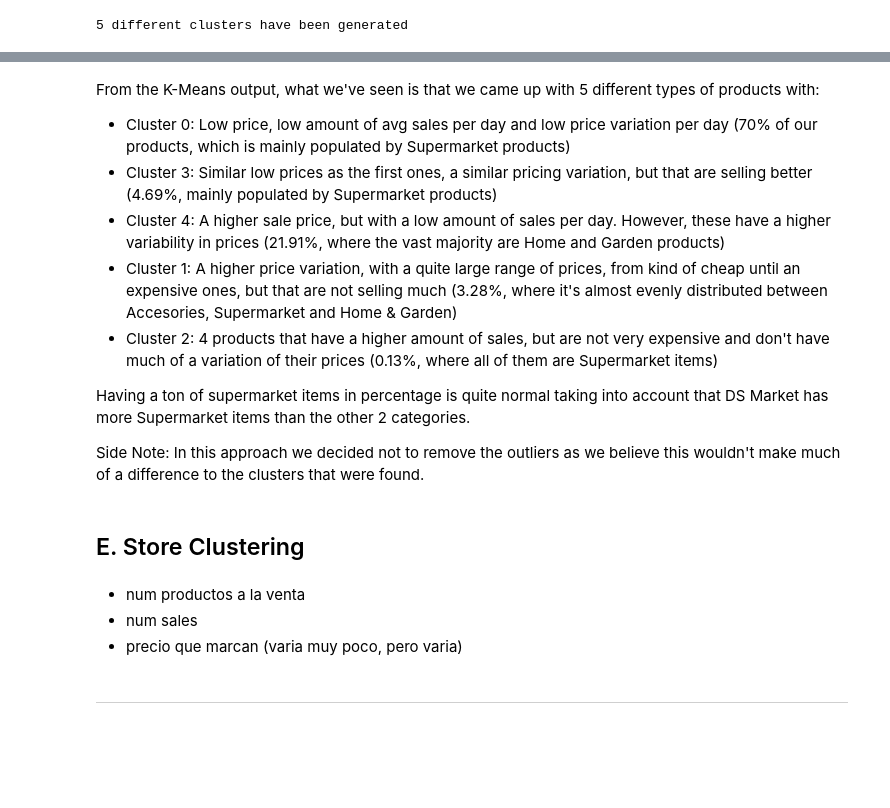
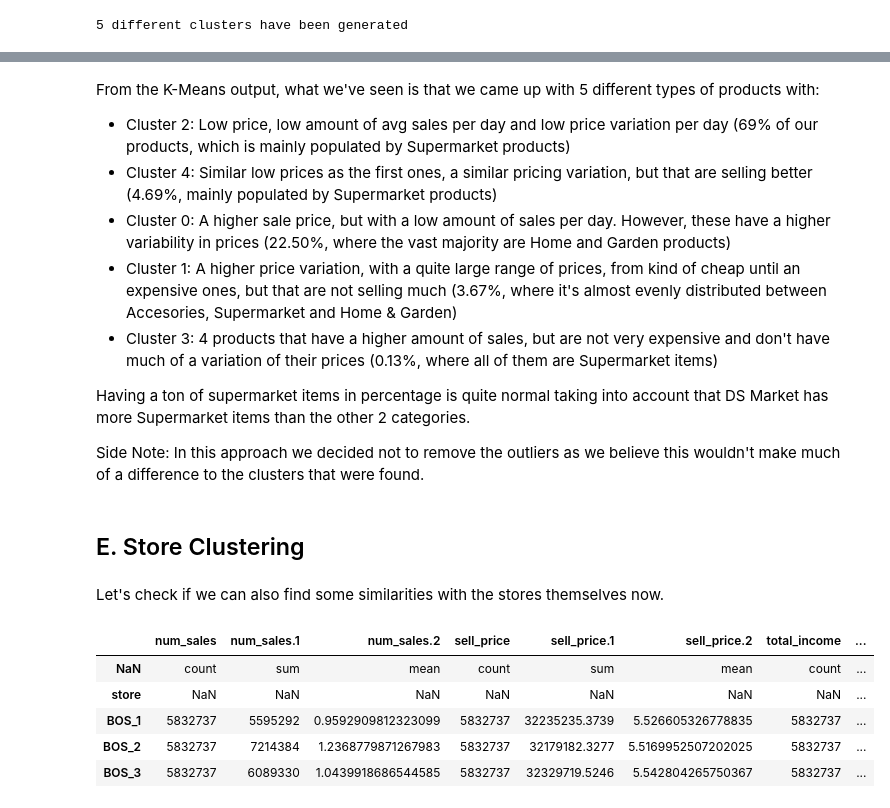
Before and after one commit to Maycas/DS-Market, a Jupyter notebook: 2 - Clustering/Clustering.ipynb, the cells around one changed output, grey strips where cells are left out. Cells and saved outputs as stored; diff of their text form; code cells hidden in the pictures; blank space fills up the shorter version.

```diff
--- a/2 - Clustering/Clustering.ipynb
+++ b/2 - Clustering/Clustering.ipynb
@@ -78,7 +78,8 @@ urls = [
     {'filename': 'sales_by_date.csv', 'url': 'https://drive.google.com/file/d/1JMy2pJUp7DscjnY3_vhCNM7NZk9Th4i9/view?usp=sharing'},
     {'filename': 'sales_by_date_store.csv', 'url': 'https://drive.google.com/file/d/17Na9Eyj_NUGt9Uial1Oepwn8neUTXMmp/view?usp=sharing'},
     {'filename': 'sales_by_date_city.csv', 'url': 'https://drive.google.com/file/d/1Psykw5DZ7JfQkHYcajVW2ZlcaYoj2rmd/view?usp=sharing'},
-    {'filename': 'sales_by_product.csv', 'url': 'https://drive.google.com/file/d/1bayt13OJ8NFjfYkscPac6J2HiuyrSqEK/view?usp=sharing'}
+    {'filename': 'sales_by_product.csv', 'url': 'https://drive.google.com/file/d/1bayt13OJ8NFjfYkscPac6J2HiuyrSqEK/view?usp=sharing'},
+    {'filename': 'sales_by_store.csv', 'url': 'https://drive.google.com/file/d/1XC1znbqRNCDSWLkl22HHXgxs3dzFVUVU/view?usp=sharing'}
 ]
 
 file_management.download_files_from_url(urls, directory)
@@ -87,6 +88,7 @@ sales_by_date = pd.read_csv(directory + 'sales_by_date.csv', index_col = 0)
 sales_by_date_store = pd.read_csv(directory + 'sales_by_date_store.csv', index_col = 0)
 sales_by_date_city = pd.read_csv(directory + 'sales_by_date_city.csv', index_col = 0)
 sales_by_product = pd.read_csv(directory + 'sales_by_product.csv', index_col = 0)
+sales_by_store = pd.read_csv(directory + 'sales_by_store.csv', index_col = 0)
 # %% [output]
 sales_by_date.csv file already exists in ../data/features/
 sales_by_date_store.csv file already exists in ../data/features/
@@ -218,19 +214,24 @@ cluster_category_df
 # %% [markdown]
 From the K-Means output, what we've seen is that we came up with 5 different types of products with:
-- Cluster 0: Low price, low amount of avg sales per day and low price variation per day (70% of our products, which is mainly populated by Supermarket products)
-- Cluster 3: Similar low prices as the first ones, a similar pricing variation, but that are selling better (4.69%, mainly populated by Supermarket products)
-- Cluster 4: A higher sale price, but with a low amount of sales per day. However, these have a higher variability in prices (21.91%, where the vast majority are Home and Garden products)
-- Cluster 1: A higher price variation, with a quite large range of prices, from kind of cheap until an expensive ones, but that are not selling much (3.28%, where it's almost evenly distributed between Accesories, Supermarket and Home & Garden)
-- Cluster 2: 4 products that have a higher amount of sales, but are not very expensive and don't have much of a variation of their prices (0.13%, where all of them are Supermarket items)
+- Cluster 2: Low price, low amount of avg sales per day and low price variation per day (69% of our products, which is mainly populated by Supermarket products)
+- Cluster 4: Similar low prices as the first ones, a similar pricing variation, but that are selling better (4.69%, mainly populated by Supermarket products)
+- Cluster 0: A higher sale price, but with a low amount of sales per day. However, these have a higher variability in prices (22.50%, where the vast majority are Home and Garden products)
+- Cluster 1: A higher price variation, with a quite large range of prices, from kind of cheap until an expensive ones, but that are not selling much (3.67%, where it's almost evenly distributed between Accesories, Supermarket and Home & Garden)
+- Cluster 3: 4 products that have a higher amount of sales, but are not very expensive and don't have much of a variation of their prices (0.13%, where all of them are Supermarket items)
 
 Having a ton of supermarket items in percentage is quite normal taking into account that DS Market has more Supermarket items than the other 2 categories.
 
 Side Note: In this approach we decided not to remove the outliers as we believe this wouldn't make much of a difference to the clusters that were found.
 # %% [markdown]
 ## E. Store Clustering<a class="anchor" id="store_clustering"></a>
-# %% [markdown]
-- num productos a la venta
-- num sales
-- precio que marcan (varia muy poco, pero varia)
-# %% [markdown]
-____
+# %% [markdown]
+Let's check if we can also find some similarities with the stores themselves now.
+# %%
+sales_by_store.head()
+# %% [output]
+|  | num_sales | num_sales.1 | num_sales.2 | sell_price | sell_price.1 | sell_price.2 | total_income | ... |
+| NaN | count | sum | mean | count | sum | mean | count | ... |
+| store | NaN | NaN | NaN | NaN | NaN | NaN | NaN | ... |
+| BOS_1 | 5832737 | 5595292 | 0.9592909812323099 | 5832737 | 32235235.3739 | 5.526605326778835 | 5832737 | ... |
+| BOS_2 | 5832737 | 7214384 | 1.2368779871267983 | 5832737 | 32179182.3277 | 5.5169952507202025 | 5832737 | ... |
+| BOS_3 | 5832737 | 6089330 | 1.0439918686544585 | 5832737 | 32329719.5246 | 5.542804265750367 | 5832737 | ... |
```
Also changed, not shown: parts of 12 cells of this notebook, 3 other files.
